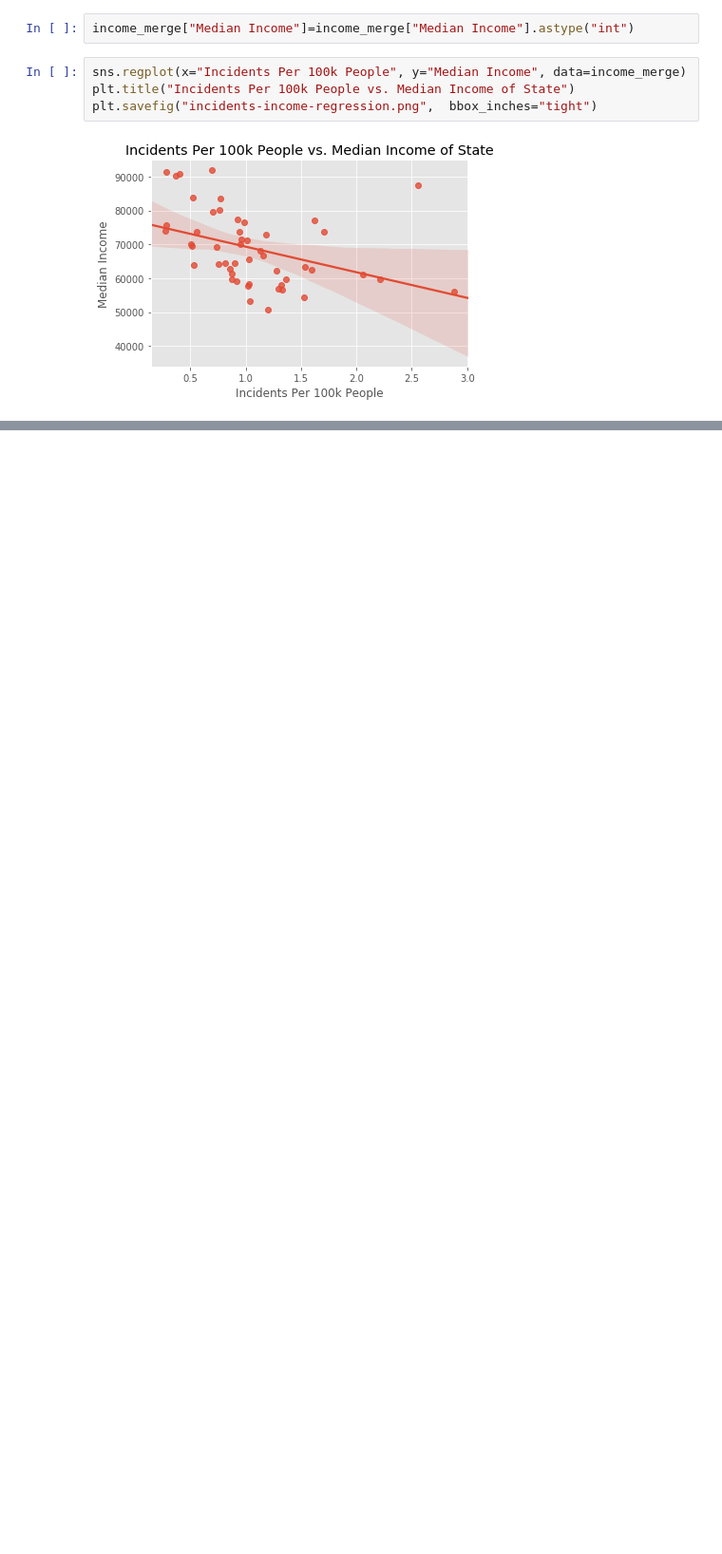
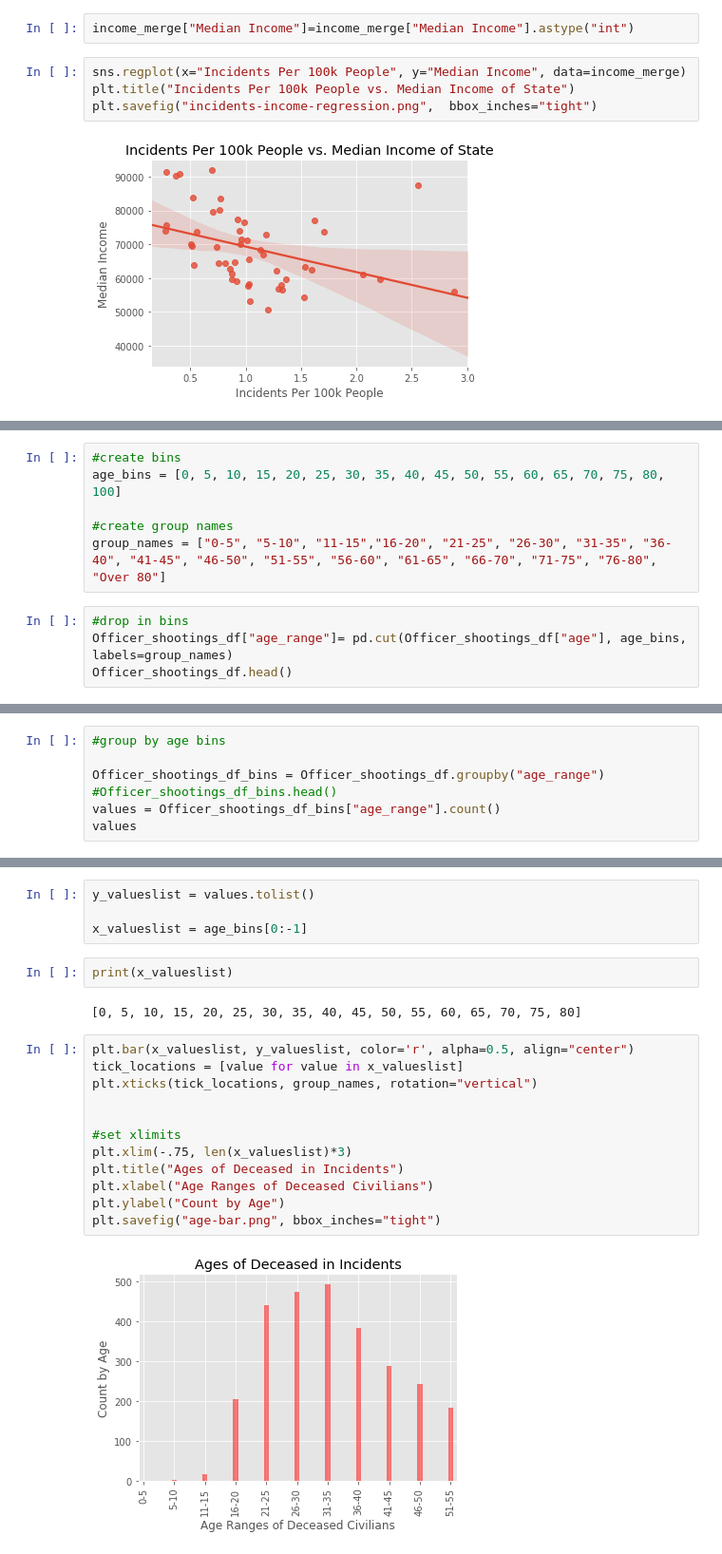
Before and after one commit to Sdailey40/CharlotteCrime, a Jupyter notebook: OIFS-Project_1-Complete/Project 1 Master.ipynb, the cells around one changed output, grey strips where cells are left out. Shown: that part at 95% size. Cells and saved outputs as stored; diff of their text form; blank space fills up the shorter version.

```diff
--- a/Project 1 Master.ipynb
+++ b/OIFS-Project_1-Complete/Project 1 Master.ipynb
@@ -699,0 +719,10 @@ plt.savefig("incidents-income-regression.png",  bbox_inches="tight")
+# %%
+#create bins
+age_bins = [0, 5, 10, 15, 20, 25, 30, 35, 40, 45, 50, 55, 60, 65, 70, 75, 80, 100]
+
+#create group names
+group_names = ["0-5", "5-10", "11-15","16-20", "21-25", "26-30", "31-35", "36-40", "41-45", "46-50", "51-55", "56-60", "61-65", "66-70", "71-75", "76-80", "Over 80"]
+# %%
+#drop in bins
+Officer_shootings_df["age_range"]= pd.cut(Officer_shootings_df["age"], age_bins, labels=group_names)
+Officer_shootings_df.head()
@@ -699,0 +736,7 @@ plt.savefig("incidents-income-regression.png",  bbox_inches="tight")
+# %%
+#group by age bins
+
+Officer_shootings_df_bins = Officer_shootings_df.groupby("age_range")
+#Officer_shootings_df_bins.head()
+values = Officer_shootings_df_bins["age_range"].count()
+values
@@ -699,0 +763,22 @@ plt.savefig("incidents-income-regression.png",  bbox_inches="tight")
+# %%
+y_valueslist = values.tolist()
+
+x_valueslist = age_bins[0:-1]
+# %%
+print(x_valueslist)
+# %% [output]
+[0, 5, 10, 15, 20, 25, 30, 35, 40, 45, 50, 55, 60, 65, 70, 75, 80]
+# %%
+plt.bar(x_valueslist, y_valueslist, color='r', alpha=0.5, align="center")
+tick_locations = [value for value in x_valueslist]
+plt.xticks(tick_locations, group_names, rotation="vertical")
+
+
+#set xlimits
+plt.xlim(-.75, len(x_valueslist)*3)
+plt.title("Ages of Deceased in Incidents")
+plt.xlabel("Age Ranges of Deceased Civilians")
+plt.ylabel("Count by Age")
+plt.savefig("age-bar.png", bbox_inches="tight")
+# %% [output]
+[figure, added]
```
Also changed, not shown: parts of 4 cells of this notebook, 29 other files.
